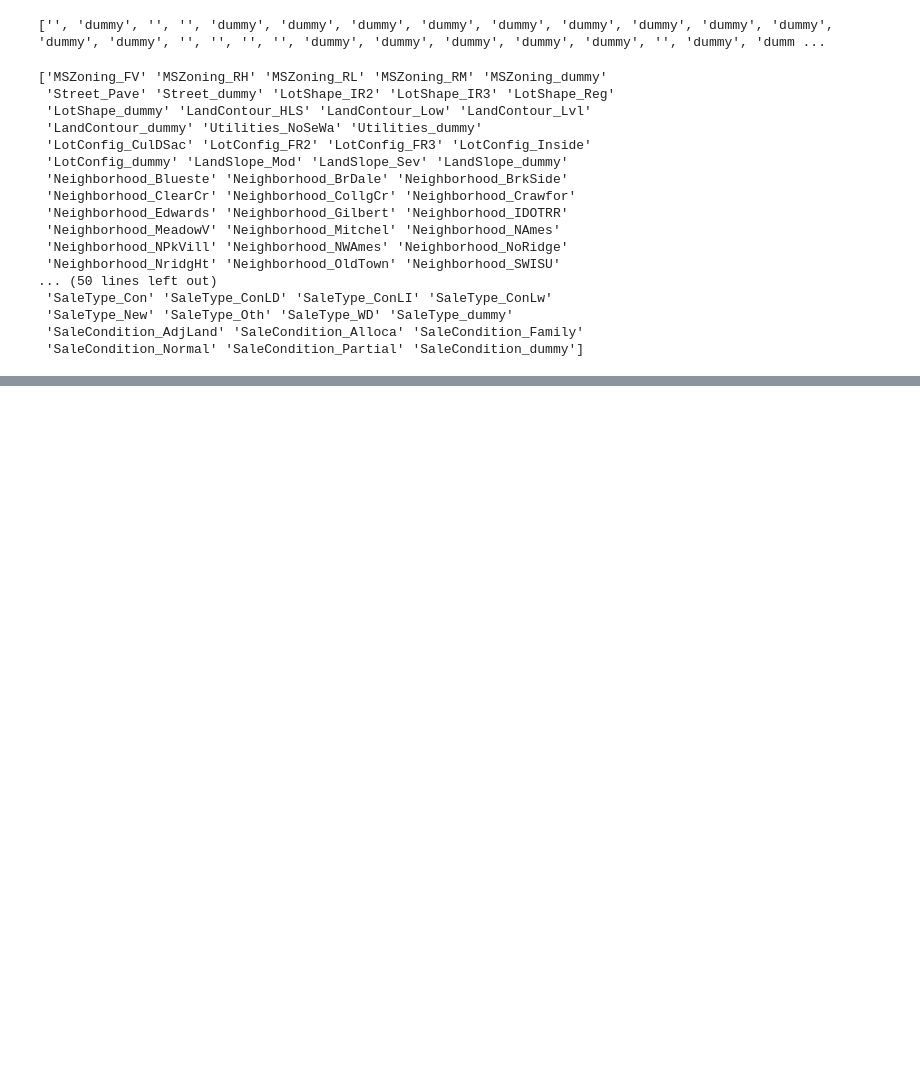
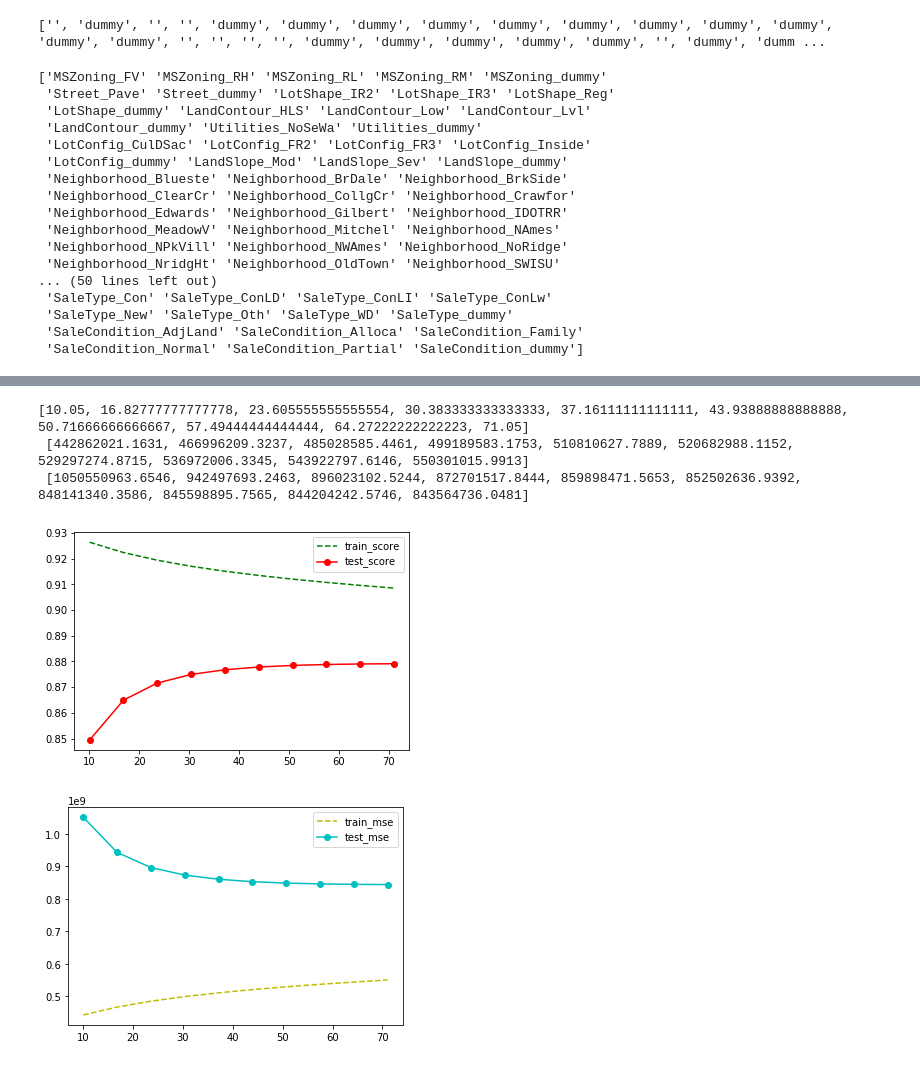
Before and after one commit to Madhuri97/Data_Science_2019501105, a Jupyter notebook: Intro to ML/CodeCamp1/HousePredictSalePrice - Codecamp1.ipynb, the cells around one changed output, grey strips where cells are left out. Cells and saved outputs as stored; diff of their text form; code cells hidden in the pictures; blank space fills up the shorter version.

Commit message:
Plotting is implemented

```diff
--- a/Intro to ML/CodeCamp1/HousePredictSalePrice - Codecamp1.ipynb
+++ b/Intro to ML/CodeCamp1/HousePredictSalePrice - Codecamp1.ipynb
@@ -123,9 +123,9 @@ trainx_df = pd.concat([trainx_df[ordinal_columns],trainx_enc],axis = 1,ignore_in
 testx_df = pd.concat([testx_df[ordinal_columns],testx_enc],axis = 1,ignore_index = True)
 trainx_df.drop(trainx_df.tail(1).index,inplace = True)
 # %%
-imputer = KNNImputer(n_neighbors=2)
+imputer = KNNImputer(n_neighbors=5)
 imputer.fit(trainx_df)
-trainx_df_filled=imputer.transform(trainx_df)
+trainx_df_filled = imputer.transform(trainx_df)
 trainx_df_filled = pd.DataFrame(trainx_df_filled,columns=trainx_df.columns)
 testx_df_filled=imputer.transform(testx_df)
 testx_df_filled = pd.DataFrame(testx_df_filled,columns=testx_df.columns)
@@ -163,0 +135,26 @@ print(trainx_df,testx_df)
+# %%
+scaler = preprocessing.StandardScaler().fit(trainx_df_filled)
+trainx_df_filled = scaler.transform(trainx_df_filled)
+testx_df_filled = scaler.transform(testx_df_filled)
+X_train, X_test, y_train, y_test = train_test_split(trainx_df_filled, trainy_df.values.ravel(), test_size = 0.3, random_state = 42)
+# %%
+reg = LinearRegression().fit(X_train, y_train)
+print(reg.score(X_train, y_train))
+print(reg.score(X_test, y_test))
+score_train=[]
+score_test=[]
+mse_train=[]
+mse_test=[]
+alpha=[]
+for sigma in np.linspace(10.05, 71.05, 10):
+    alpha.append(sigma)
+    reg = Ridge(alpha = sigma, tol = 0.0001)
+    reg = reg.fit(X_train, y_train)
+    pred = pd.DataFrame(reg.predict(testx_df_filled))
+    score_train.append(round(reg.score(X_train, y_train),10))
+    score_test.append(round(reg.score(X_test, y_test),10))
+    mse_train.append(round(mserr(y_train,reg.predict(X_train)),4))
+    mse_test.append(round(mserr(y_test,reg.predict(X_test)),4))
+    testpred = pd.DataFrame(reg.predict(testx_df_filled))
+    testpred.to_csv("test_pred.csv")
+print(alpha, '\n', score_train, '\n', score_test)
@@ -163,0 +167,21 @@ print(trainx_df,testx_df)
+# %%
+print(alpha, '\n', mse_train, '\n', mse_test)
+# %% [output]
+[10.05, 16.82777777777778, 23.605555555555554, 30.383333333333333, 37.16111111111111, 43.93888888888888, 50.71666666666667, 57.49444444444444, 64.27222222222223, 71.05]
+ [442862021.1631, 466996209.3237, 485028585.4461, 499189583.1753, 510810627.7889, 520682988.1152, 529297274.8715, 536972006.3345, 543922797.6146, 550301015.9913]
+ [1050550963.6546, 942497693.2463, 896023102.5244, 872701517.8444, 859898471.5653, 852502636.9392, 848141340.3586, 845598895.7565, 844204242.5746, 843564736.0481]
+# %%
+plt.figure(1)
+plt.plot(alpha, score_train, 'g--', label = "train_score")
+plt.plot(alpha, score_test, 'r-o', label = "test_score")
+plt.xlabel = 'Alpha'
+plt.legend()
+plt.figure(2)
+plt.plot(alpha, mse_train, 'y--',label = "train_mse")
+plt.plot(alpha, mse_test, 'c-o',label = "test_mse")
+plt.xlabel = 'Alpha'
+plt.legend()
+plt.show()
+# %% [output]
+[figure, added]
+[figure, added]
```
Also changed, not shown: parts of 2 cells of this notebook.
